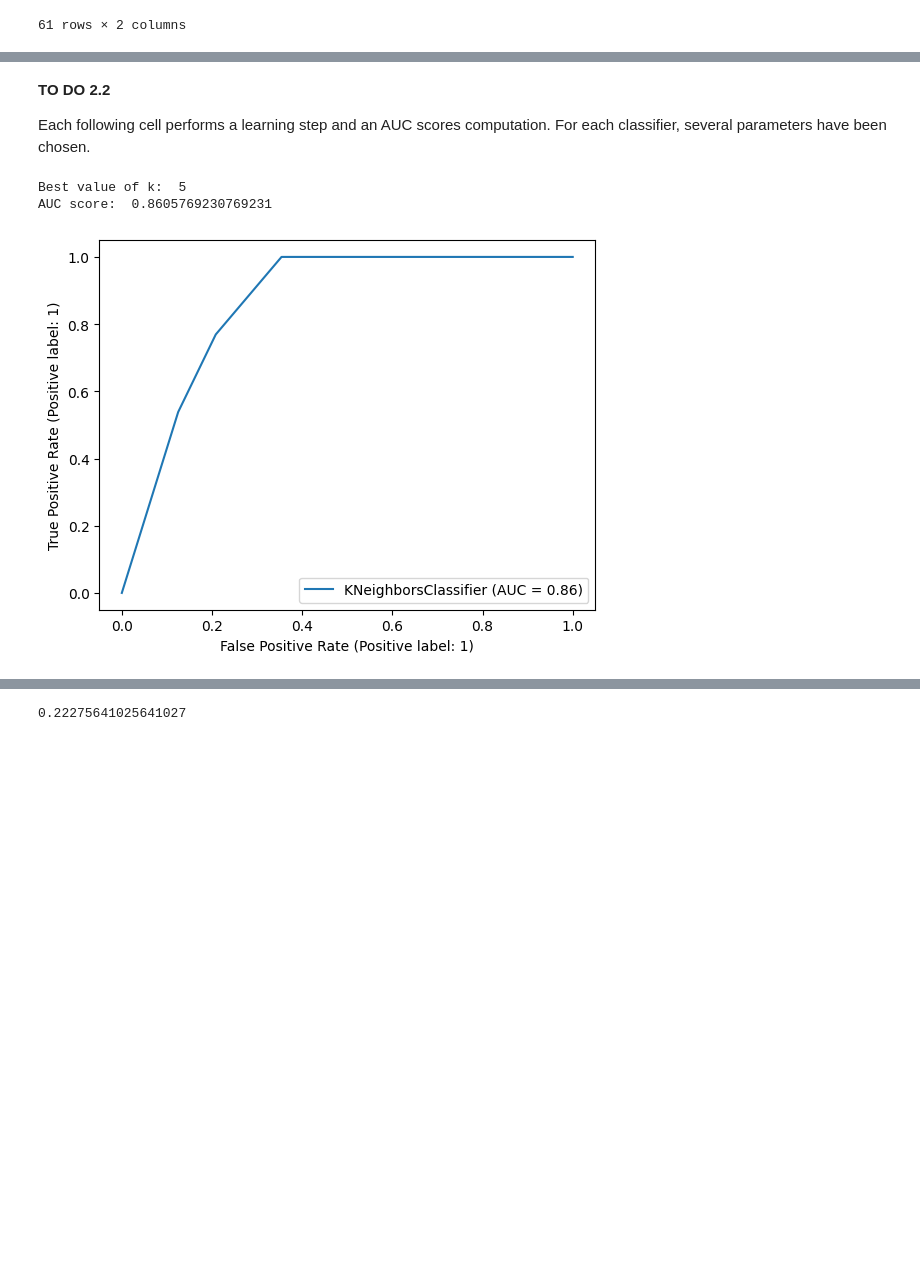
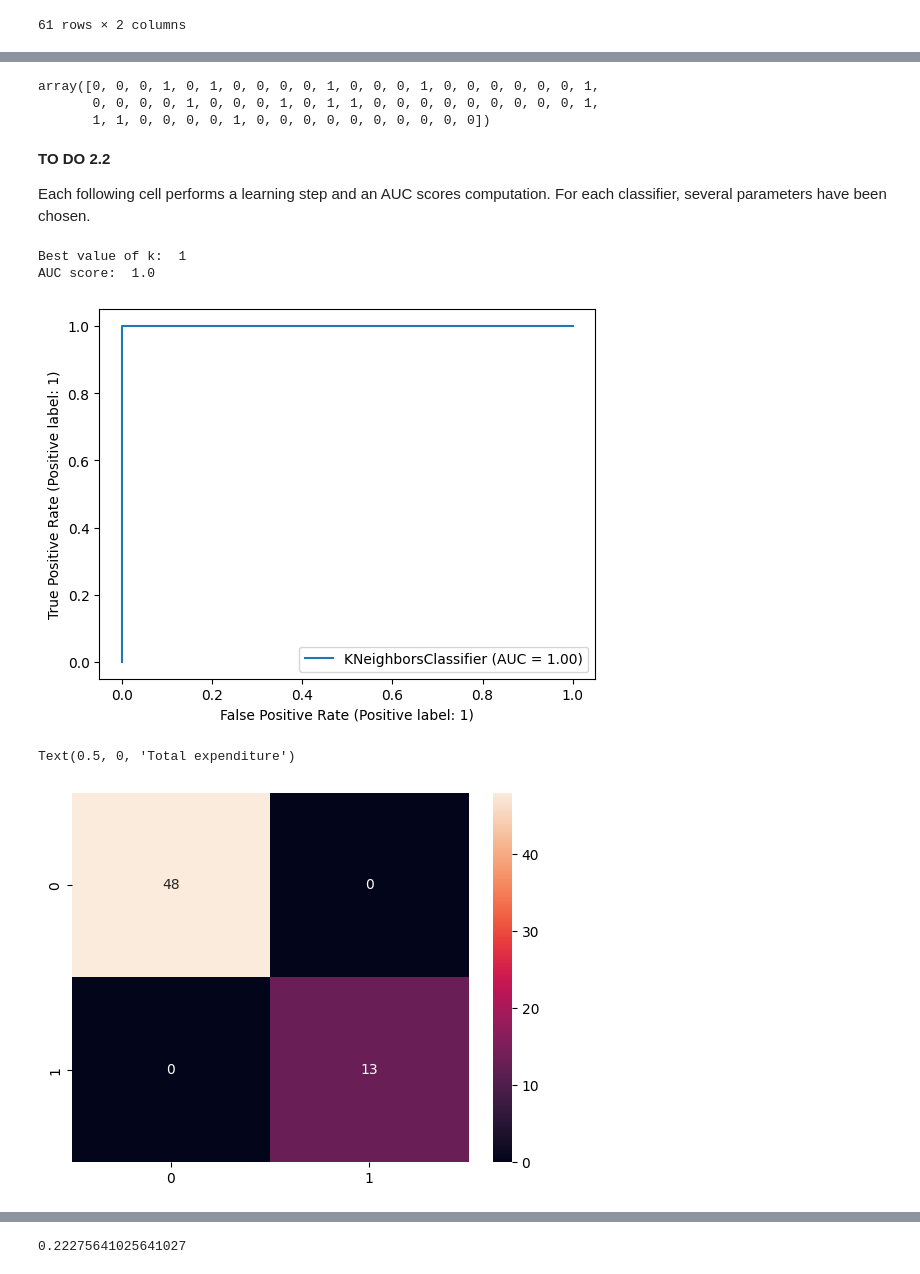
Before and after one commit to MurphLaws/Exp, a Jupyter notebook: TP2_Classification.ipynb, the cells around one changed output, grey strips where cells are left out. Cells and saved outputs as stored; diff of their text form; code cells hidden in the pictures; blank space fills up the shorter version.

```diff
--- a/TP2_Classification.ipynb
+++ b/TP2_Classification.ipynb
@@ -37,7 +37,7 @@ import matplotlib.colors
 import numpy as np
 
 
-df = pd.read_csv("/workspaces/Basic_Data_Classification/Life_Expectancy_Data.csv")
+df = pd.read_csv("/workspaces/Exp/data/Life_Expectancy_Data.csv")
 df = df.dropna()
 df.info()
 
@@ -156,0 +153,4 @@ array([[0.10628743, 0.16616766],
+# %%
+
+np_X_norm = df_X_norm.to_numpy()
+display(np_X_norm)
@@ -157,7 +175,11 @@ array([[0.10628743, 0.16616766],
 # %%
-np_Y = df_Y.to_numpy()
-np_Y = np_Y.reshape(np_Y.shape[0], 1)
-#display(np_Y)
+np_Y = np.squeeze(df_Y.to_numpy())
+
+display(np_Y)
+# %% [output]
+array([0, 0, 0, 1, 0, 1, 0, 0, 0, 0, 1, 0, 0, 0, 1, 0, 0, 0, 0, 0, 0, 1,
+       0, 0, 0, 0, 1, 0, 0, 0, 1, 0, 1, 1, 0, 0, 0, 0, 0, 0, 0, 0, 0, 1,
+       1, 1, 0, 0, 0, 0, 1, 0, 0, 0, 0, 0, 0, 0, 0, 0, 0])
 # %% [markdown]
 **TO DO 2.2**
 
@@ -165,30 +187,51 @@ Each following cell performs a learning step and an AUC scores computation. For
 # %%
 from sklearn.metrics import roc_auc_score
 from sklearn.metrics import RocCurveDisplay
 from sklearn.neighbors import KNeighborsClassifier
+
+
+import warnings
+warnings.filterwarnings('ignore')
+
 
 clf1 = KNeighborsClassifier(n_neighbors=5)
 #iterate over all the possible values of k
 scores = []
 for k in range(1, 20):
     clf1 = KNeighborsClassifier(n_neighbors=k)
     clf1.fit(np_X_norm, np_Y)
     np_Y_pred = clf1.predict_proba(df_X_norm)
     a = roc_auc_score(np_Y, np_Y_pred[:,1])
     scores.append(a)
-    #print(k, roc_auc_score(np_Y, np_Y_pred[:,1]))
 
 print("Best value of k: ", np.argmax(scores)+1)
 k = np.argmax(scores)+1
 clf1 = KNeighborsClassifier(n_neighbors= k)
 
 clf1.fit(np_X_norm, np_Y)
 np_Y_pred = clf1.predict_proba(df_X_norm)
 
 print("AUC score: ", roc_auc_score(np_Y, np_Y_pred[:,1]))
 RocCurveDisplay.from_estimator(clf1, np_X_norm, np_Y)
 plt.show()
+
+from sklearn.metrics import confusion_matrix
+
+
+
+#Print confusion matrix on a pretty way
+
+import seaborn as sns
+import matplotlib.pyplot as plt
+from sklearn.metrics import confusion_matrix
+
+
+ax= plt.subplot()
+cm = confusion_matrix(np_Y, clf1.predict(np_X_norm))
+sns.heatmap(cm, annot=True, ax = ax, fmt='g'); #annot=True to annotate cells
 # %% [output]
-Best value of k:  5
-AUC score:  0.8605769230769231
+Best value of k:  1
+AUC score:  1.0
-[figure, old version]
+[figure, new version]
+Text(0.5, 0, 'Total expenditure')
+[figure, added]
```
Also changed, not shown: parts of 9 cells of this notebook, 2 other files.
